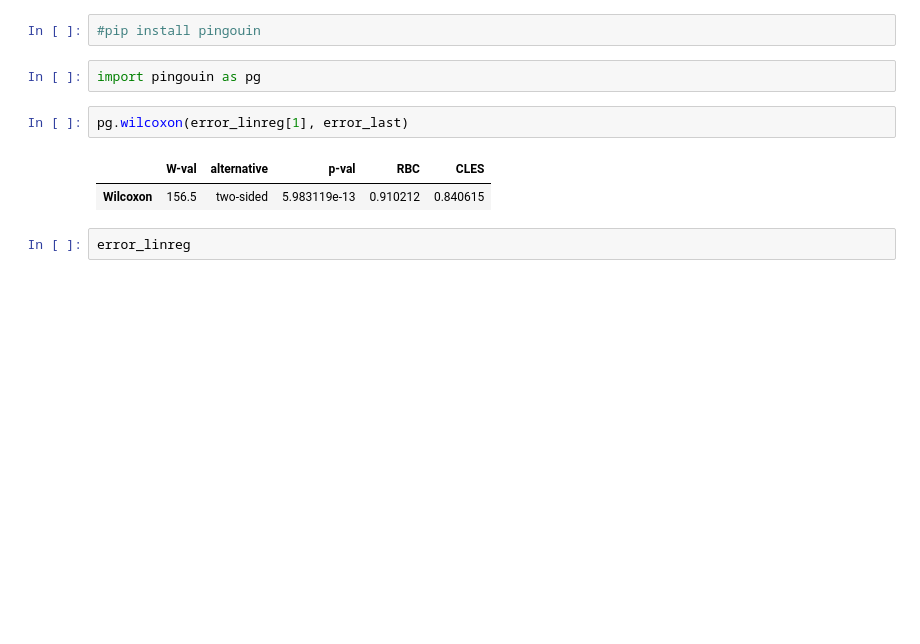
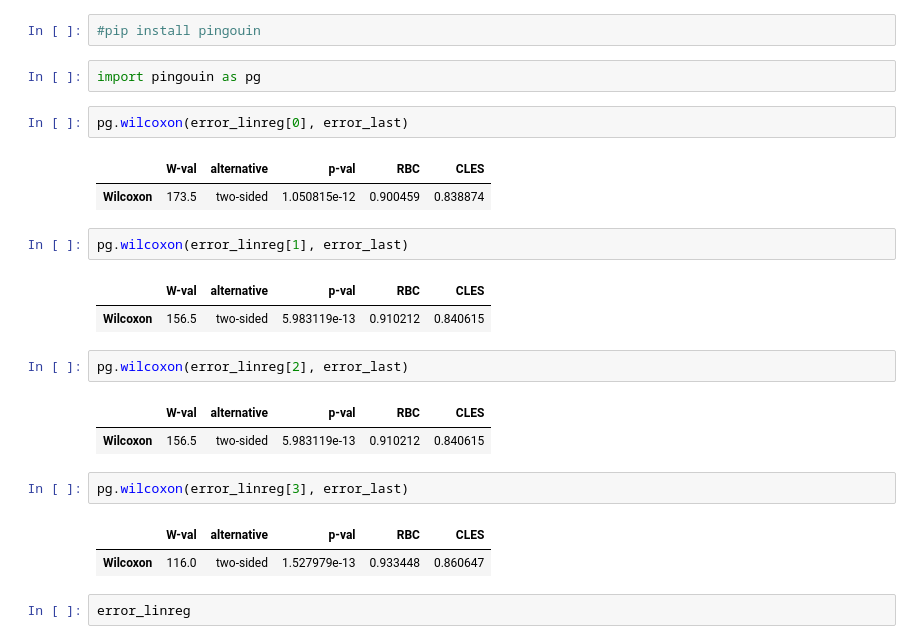
Before and after one commit to FGalvao77/Modelo-Simples-para-Prever-S-ries-Temporais-, a Jupyter notebook: Modelo Simples para Prever Séries Temporais Usando Machine Learning em Python.ipynb, the cells around one changed output. Drawn from its saved outputs; the diff is of its cells as text; blank space fills up the shorter version.

```diff
--- a/Modelo Simples para Prever Séries Temporais Usando Machine Learning em Python.ipynb
+++ b/Modelo Simples para Prever Séries Temporais Usando Machine Learning em Python.ipynb
@@ -242,11 +265,26 @@ wilcoxon(error_linreg[1], error_last)[1] / 2.0
 #pip install pingouin
 # %%
 import pingouin as pg
+# %%
+pg.wilcoxon(error_linreg[0], error_last)
+# %% [output]
+|  | W-val | alternative | p-val | RBC | CLES |
+| Wilcoxon | 173.5 | two-sided | 1.050815e-12 | 0.900459 | 0.838874 |
 # %%
 pg.wilcoxon(error_linreg[1], error_last)
 # %% [output]
 |  | W-val | alternative | p-val | RBC | CLES |
 | Wilcoxon | 156.5 | two-sided | 5.983119e-13 | 0.910212 | 0.840615 |
+# %%
+pg.wilcoxon(error_linreg[2], error_last)
+# %% [output]
+|  | W-val | alternative | p-val | RBC | CLES |
+| Wilcoxon | 156.5 | two-sided | 5.983119e-13 | 0.910212 | 0.840615 |
+# %%
+pg.wilcoxon(error_linreg[3], error_last)
+# %% [output]
+|  | W-val | alternative | p-val | RBC | CLES |
+| Wilcoxon | 116.0 | two-sided | 1.527979e-13 | 0.933448 | 0.860647 |
 # %%
 error_linreg
 # %% [output]
```
Also changed, not shown: parts of 9 cells of this notebook.
